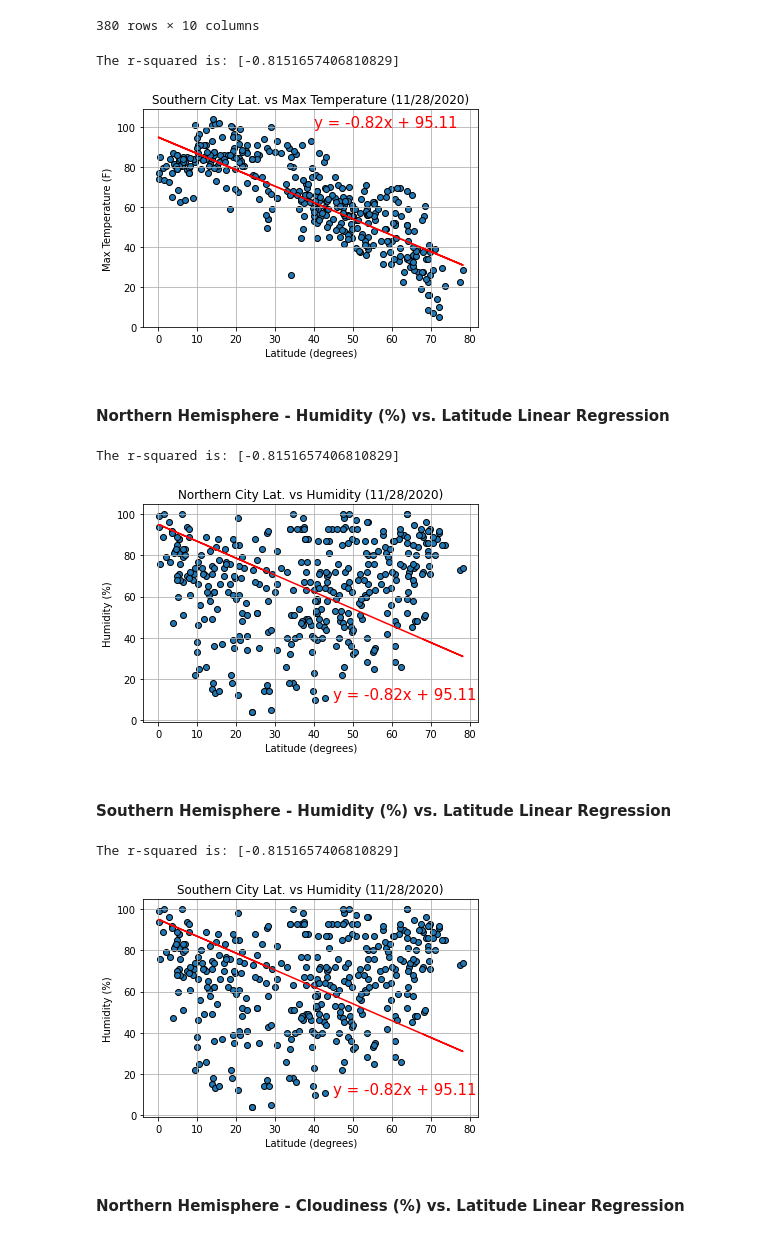
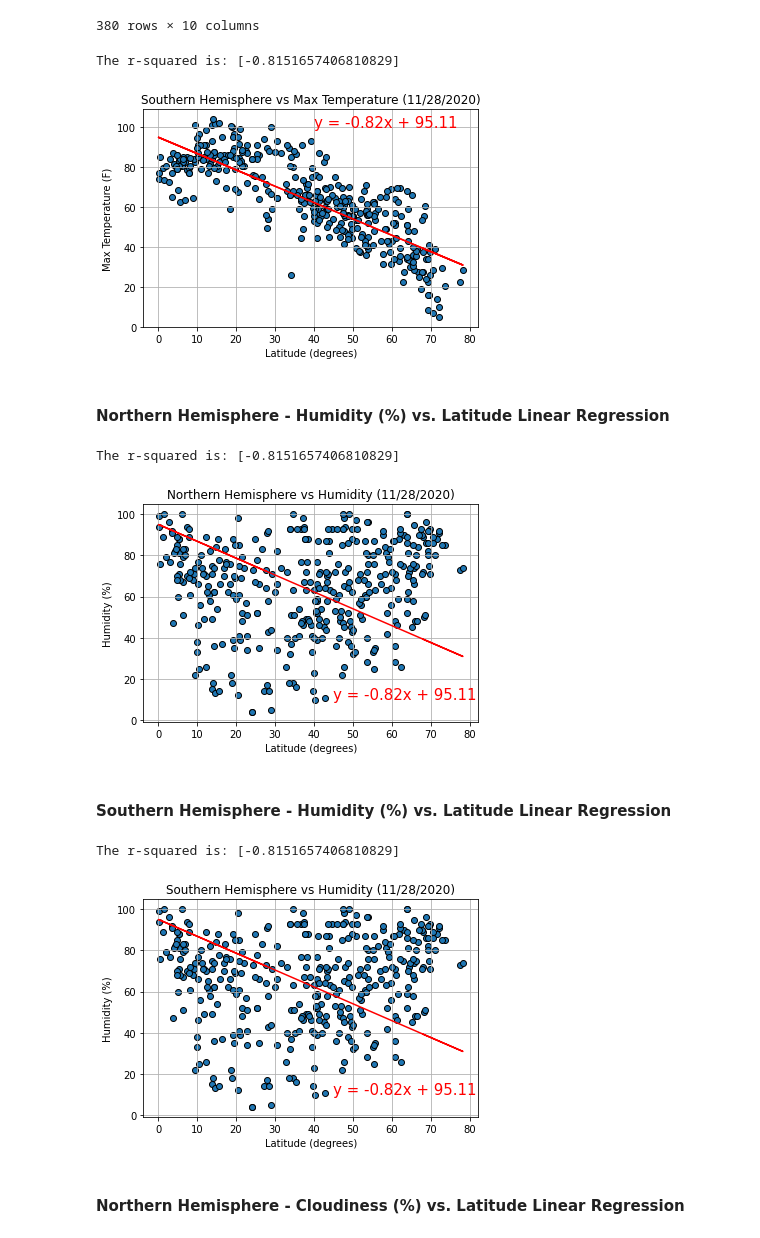
Before and after one commit to gelopez21/PythonAPI_Challenge_WK6, a Jupyter notebook: WeatherPy.ipynb, the cells around one changed output. Cells and saved outputs as stored; diff of their text form; code cells hidden in the pictures.

```diff
--- a/WeatherPy.ipynb
+++ b/WeatherPy.ipynb
@@ -309,34 +311,34 @@ southerncitydata
 # %%
 #Use for reference - Southern Hemisphere DataFrame
 # southerncitydata = df.loc[df["Lat"] >= 0]
 # southerncitydata
 
 y = southerncitydata["Max Temp"]
 x = southerncitydata["Lat"]
 slope, intercept, rvalue, pvalue, stderr = linregress(x, y)
 regression_values = x * slope + intercept
 line_eq = "y = " + str(round(slope,2)) + "x + " + str(round(intercept,2))
 
 plt.scatter(southerncitydata['Lat'],southerncitydata['Max Temp'],edgecolors='k')
 plt.ylabel("Max Temperature (F)")
 plt.plot(x, regression_values, "red")
 plt.xlabel("Latitude (degrees)")
-plt.title(f"Southern City Lat. vs Max Temperature ({today})")
+plt.title(f"Southern Hemisphere vs Max Temperature ({today})")
 plt.grid()
 (slope, intercept, rvalue, pvalue, stderr) = linregress(x, y)
 regress_values = x * slope + intercept
 line_eq = "y = " + str(round(slope,2)) + "x + " + str(round(intercept,2))
 r_squared = rvalue**2
 
 plt.plot(x, regression_values,"r-")
 plt.annotate((line_eq),(40,100),fontsize=15,color="red")
 
 print(f"The r-squared is: {[rvalue]}")
 
 plt.savefig("output_data/SouthernCityLat_v_MaxTemp.png")
 # %% [output]
 The r-squared is: [-0.8151657406810829]
-[figure, old version]
+[figure, new version]
 # %% [markdown]
 ####  Northern Hemisphere - Humidity (%) vs. Latitude Linear Regression
 # %%
@@ -344,7 +346,7 @@ x = northerncitydata.Lat
 y = northerncitydata.Humidity
 
 plt.scatter(northerncitydata['Lat'],northerncitydata['Humidity'],edgecolors='k')
-plt.title(f"Northern City Lat. vs Humidity ({today})")
+plt.title(f"Northern Hemisphere vs Humidity ({today})")
 plt.xlabel("Latitude (degrees)")
 plt.ylabel("Humidity (%)")
 plt.grid(b=True,axis="both")
@@ -357,7 +359,7 @@ print(f"The r-squared is: {[rvalue]}")
 plt.savefig("output_data/NorthernCityLat_v_Humidity.png")
 # %% [output]
 The r-squared is: [-0.8151657406810829]
-[figure, old version]
+[figure, new version]
 # %% [markdown]
 ####  Southern Hemisphere - Humidity (%) vs. Latitude Linear Regression
 # %%
@@ -365,7 +367,7 @@ x = southerncitydata.Lat
 y = southerncitydata.Humidity
 
 plt.scatter(southerncitydata['Lat'],southerncitydata['Humidity'],edgecolors='k')
-plt.title(f"Southern City Lat. vs Humidity ({today})")
+plt.title(f"Southern Hemisphere vs Humidity ({today})")
 plt.xlabel("Latitude (degrees)")
 plt.ylabel("Humidity (%)")
 plt.grid(b=True,axis="both")
@@ -378,6 +380,6 @@ print(f"The r-squared is: {[rvalue]}")
 plt.savefig("output_data/SouthernCityLat_v_Humidity.png")
 # %% [output]
 The r-squared is: [-0.8151657406810829]
-[figure, old version]
+[figure, new version]
 # %% [markdown]
 ####  Northern Hemisphere - Cloudiness (%) vs. Latitude Linear Regression
```
Also changed, not shown: parts of 20 cells of this notebook.
